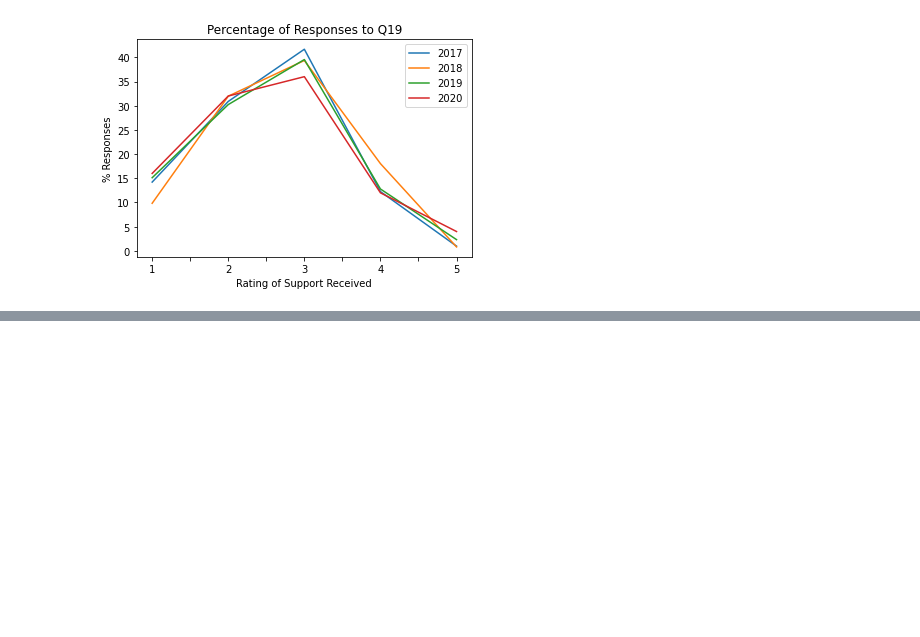
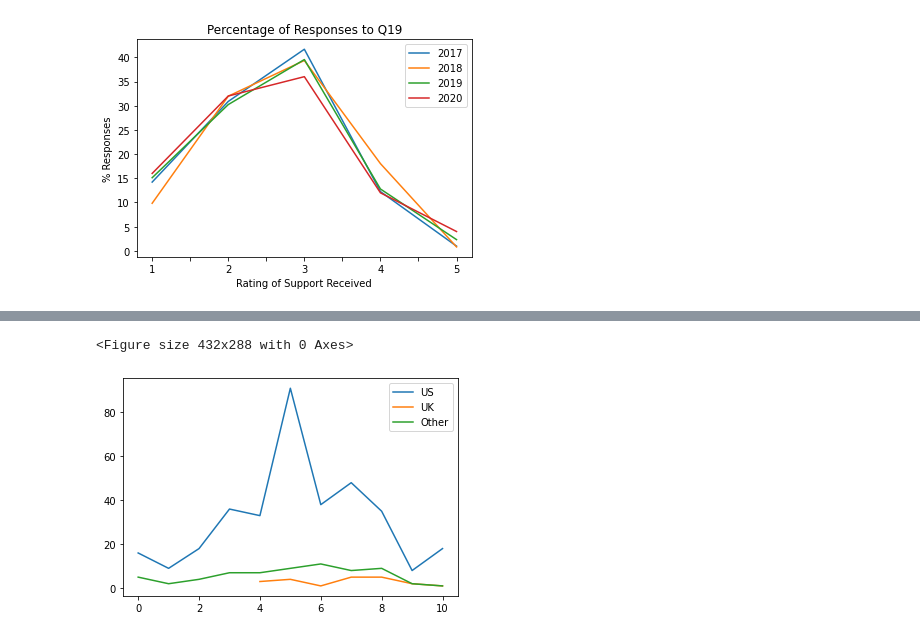
Before and after one commit to bennetyousuf/ProjectOne-MentalHealthinTech, a Jupyter notebook: Working_Notebooks/Mental Health in Tech Data Cleanup_NC.ipynb, the cells around one changed output, grey strips where cells are left out. Cells and saved outputs as stored; diff of their text form; code cells hidden in the pictures; blank space fills up the shorter version.

```diff
--- a/Working_Notebooks/Mental Health in Tech Data Cleanup_NC.ipynb
+++ b/Working_Notebooks/Mental Health in Tech Data Cleanup_NC.ipynb
@@ -479,0 +515,17 @@ fig.savefig('Images/Q19valuecount.png')
+# %%
+US = ["United States of America"]
+UK = ["United Kingdom"]
+Other = ['Canada','Germany','Spain','Netherlands','Australia','Switzerland',
+         'Portugal','South Africa','India','Iceland','Ireland','New Zealand',
+         'Poland','Indonesia','Philippines','Israel','Italy','Croatia','Hong Kong','Norway',
+        'France','Finland','Estonia','Brazil']
+
+MD_US_df = MD_Yes_copy_df.loc[MD_Yes_copy_df["25_COUNTRY_2"]== "United States of America"]
+MD_US_df
+
+MD_UK_df = MD_Yes_copy_df.loc[MD_Yes_copy_df["25_COUNTRY_2"]== "United Kingdom"]
+MD_UK_df
+
+MD_Other_df = MD_Yes_copy_df.loc[MD_Yes_copy_df["25_COUNTRY_2"] != "United States of America"]
+MD_Other_df = MD_Other_df.loc[MD_Other_df["25_COUNTRY_2"] != "United Kingdom"]
+MD_Other_df
@@ -479,0 +546,9 @@ fig.savefig('Images/Q19valuecount.png')
+# %%
+US_Important_Values = MD_US_df["12_IMPORTANCE_EMPLOY_MENTAL_HEALTH"].value_counts()
+US_Important_Values
+
+UK_Important_Values = MD_UK_df["12_IMPORTANCE_EMPLOY_MENTAL_HEALTH"].value_counts()
+UK_Important_Values
+
+Other_Important_Values = MD_Other_df["12_IMPORTANCE_EMPLOY_MENTAL_HEALTH"].value_counts()
+Other_Important_Values
@@ -479,0 +568,5 @@ fig.savefig('Images/Q19valuecount.png')
+# %%
+Q12_dict = {'US': US_Important_Values,'UK': UK_Important_Values,
+            'Other': Other_Important_Values}
+Q12_df = pd.DataFrame(Q12_dict)
+Q12_df
@@ -479,0 +586,12 @@ fig.savefig('Images/Q19valuecount.png')
+# %%
+fig = plt.figure()
+
+Q12_df.plot.line()
+# plt.title("")
+# plt.ylabel("")
+# plt.xlabel("")
+
+fig.savefig('Images/Q12.png')
+# %% [output]
+<Figure size 432x288 with 0 Axes>
+[figure, added]
```
Also changed, not shown: parts of 7 cells of this notebook, 2 other files.
